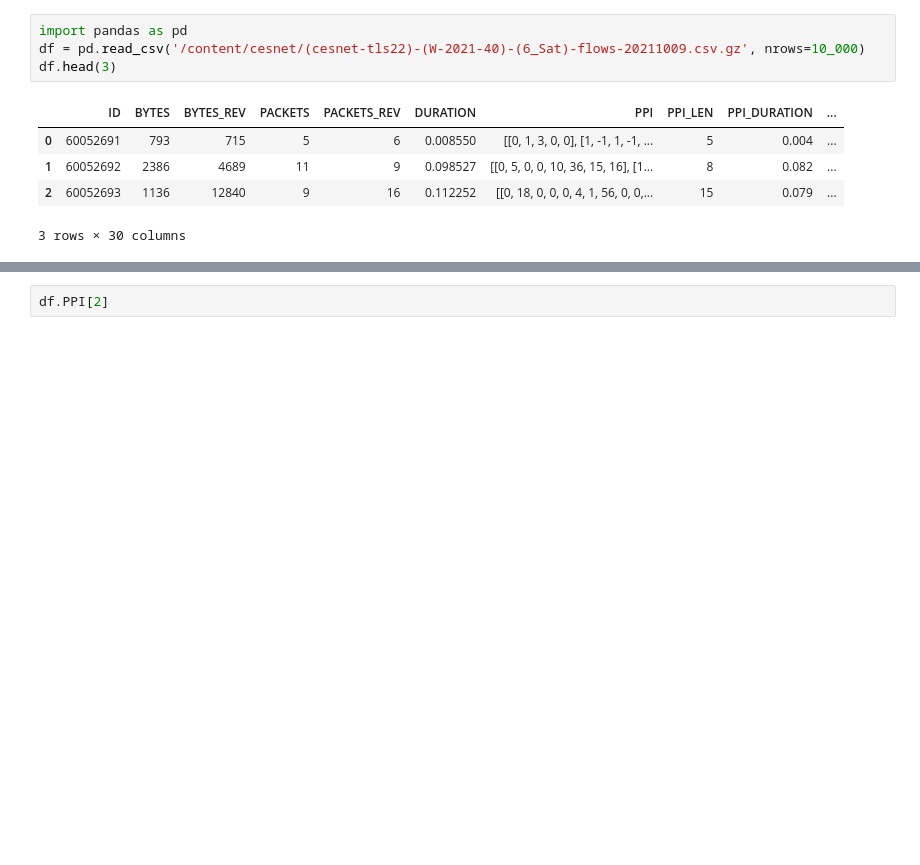
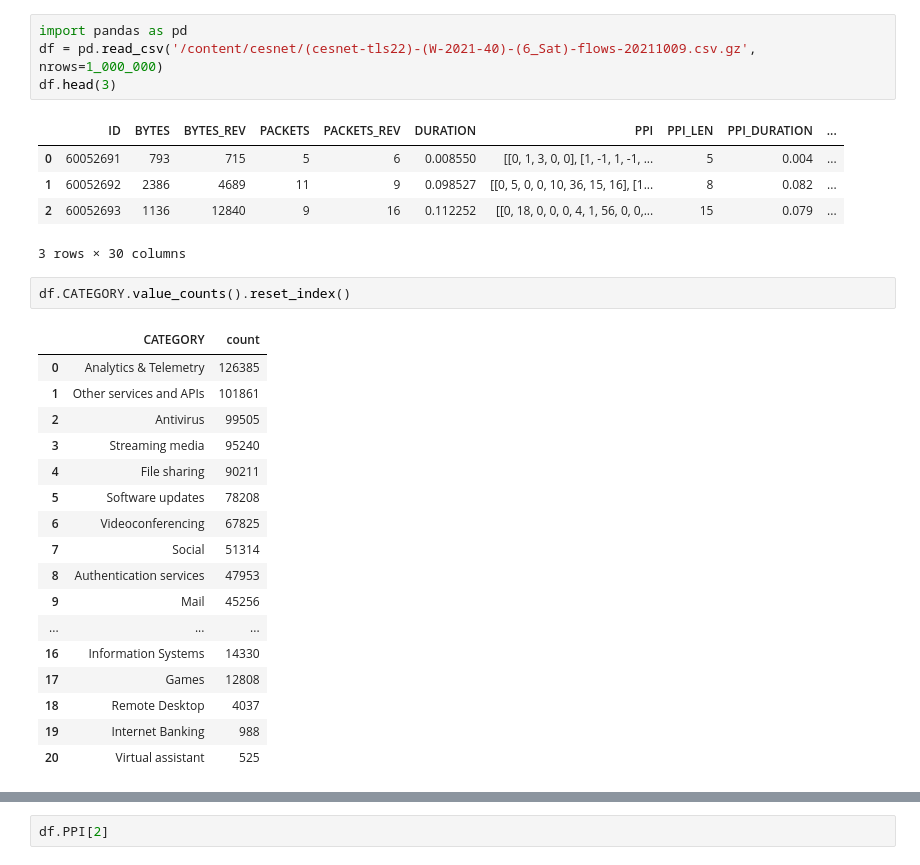
Before and after one commit to MinyaevAndrey/cesnet-tcexamples, a Jupyter notebook: notebooks/example_evaluation.ipynb, the cells around one changed output, grey strips where cells are left out. Drawn from its saved outputs; the diff is of its cells as text; blank space fills up the shorter version.

```diff
--- a/notebooks/example_evaluation.ipynb
+++ b/notebooks/example_evaluation.ipynb
@@ -314,7 +252,7 @@ From (redirected): https://drive.google.com/uc?id=1IG-omP_l7bRfl62nr8EIQ5LP7doi8
 To: /content/cesnet.zip
 # %%
 import pandas as pd
-df = pd.read_csv('/content/cesnet/(cesnet-tls22)-(W-2021-40)-(6_Sat)-flows-20211009.csv.gz', nrows=10_000)
+df = pd.read_csv('/content/cesnet/(cesnet-tls22)-(W-2021-40)-(6_Sat)-flows-20211009.csv.gz', nrows=1_000_000)
 df.head(3)
 # %% [output]
 |  | ID | BYTES | BYTES_REV | PACKETS | PACKETS_REV | DURATION | PPI | PPI_LEN | PPI_DURATION | ... |
@@ -322,3 +260,23 @@ df.head(3)
 | 1 | 60052692 | 2386 | 4689 | 11 | 9 | 0.098527 | [[0, 5, 0, 0, 10, 36, 15, 16], [1... | 8 | 0.082 | ... |
 | 2 | 60052693 | 1136 | 12840 | 9 | 16 | 0.112252 | [[0, 18, 0, 0, 0, 4, 1, 56, 0, 0,... | 15 | 0.079 | ... |
 3 rows × 30 columns
+# %%
+df.CATEGORY.value_counts().reset_index()
+# %% [output]
+|  | CATEGORY | count |
+| 0 | Analytics & Telemetry | 126385 |
+| 1 | Other services and APIs | 101861 |
+| 2 | Antivirus | 99505 |
+| 3 | Streaming media | 95240 |
+| 4 | File sharing | 90211 |
+| 5 | Software updates | 78208 |
+| 6 | Videoconferencing | 67825 |
+| 7 | Social | 51314 |
+| 8 | Authentication services | 47953 |
+| 9 | Mail | 45256 |
+| ... | ... | ... |
+| 16 | Information Systems | 14330 |
+| 17 | Games | 12808 |
+| 18 | Remote Desktop | 4037 |
+| 19 | Internet Banking | 988 |
+| 20 | Virtual assistant | 525 |
```
Also changed, not shown: parts of 23 cells of this notebook.
